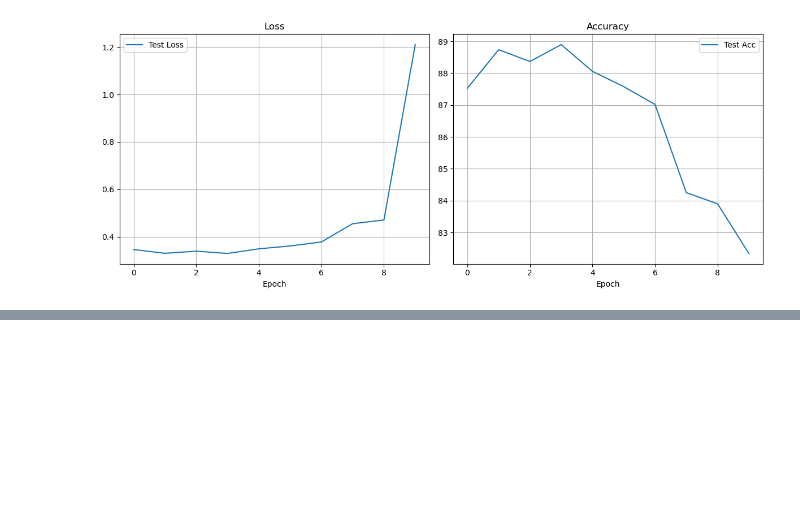
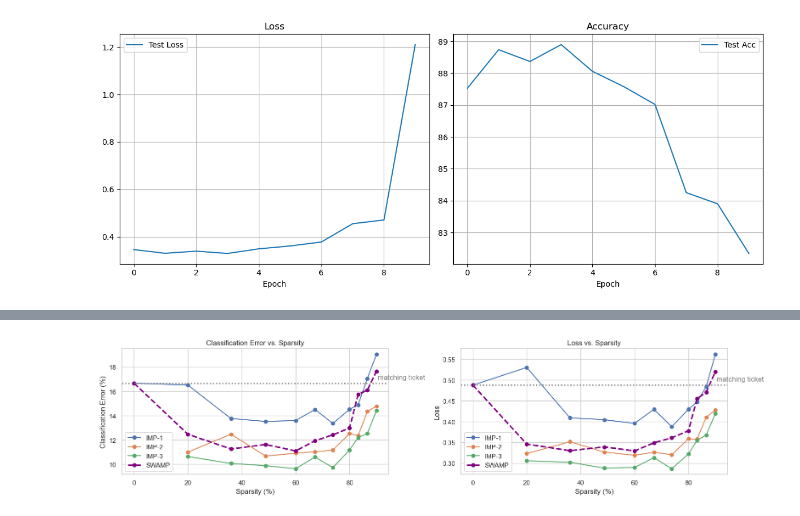
Before and after one commit to OllaAmigos/swamp-iterative-pruning, a Jupyter notebook: swamp_project.ipynb, the cells around one changed output, grey strips where cells are left out. Saved outputs shown, nothing was run; the diff lists cells and outputs as text; code cells hidden in the pictures; blank space fills up the shorter version.

```diff
--- a/swamp_project.ipynb
+++ b/swamp_project.ipynb
@@ -724,0 +787,46 @@ plt.show()
+# %%
+import pandas as pd
+import matplotlib.pyplot as plt
+import seaborn as sns
+
+sns.set(style="whitegrid")
+
+matching_ticket_err_line = err_data.iloc[0, 0]
+matching_ticket_loss_line = loss_data.iloc[0, 0]
+
+fig, axs = plt.subplots(1, 2, figsize=(16, 4), sharex=True)
+
+# График ошибки
+for col in err_data.columns:
+    axs[0].plot(err_data.index, err_data[col], marker='o', label=col,
+                linestyle='--' if col == "SWAMP" else '-',
+                linewidth=2.5 if col == "SWAMP" else 1.5,
+                color='purple' if col == "SWAMP" else None)
+
+axs[0].axhline(matching_ticket_err_line, color='gray', linestyle=':', linewidth=2)
+axs[0].text(90.5, matching_ticket_err_line + 0.3, 'matching ticket', color='gray')
+axs[0].set_title("Classification Error vs. Sparsity")
+axs[0].set_xlabel("Sparsity (%)")
+axs[0].set_ylabel("Classification Error (%)")
+axs[0].grid(True)
+axs[0].legend()
+
+# Лось
+for col in loss_data.columns:
+    axs[1].plot(loss_data.index, loss_data[col], marker='o', label=col,
+                linestyle='--' if col == "SWAMP" else '-',
+                linewidth=2.5 if col == "SWAMP" else 1.5,
+                color='purple' if col == "SWAMP" else None)
+
+axs[1].axhline(matching_ticket_loss_line, color='gray', linestyle=':', linewidth=2)
+axs[1].text(90.5, matching_ticket_loss_line + 0.01, 'matching ticket', color='gray')
+axs[1].set_title("Loss vs. Sparsity")
+axs[1].set_xlabel("Sparsity (%)")
+axs[1].set_ylabel("Loss")
+axs[1].grid(True)
+axs[1].legend()
+
+plt.tight_layout()
+plt.show()
+# %% [output]
+[figure, added]
```
Also changed, not shown: parts of 15 cells of this notebook, 1 other file.
